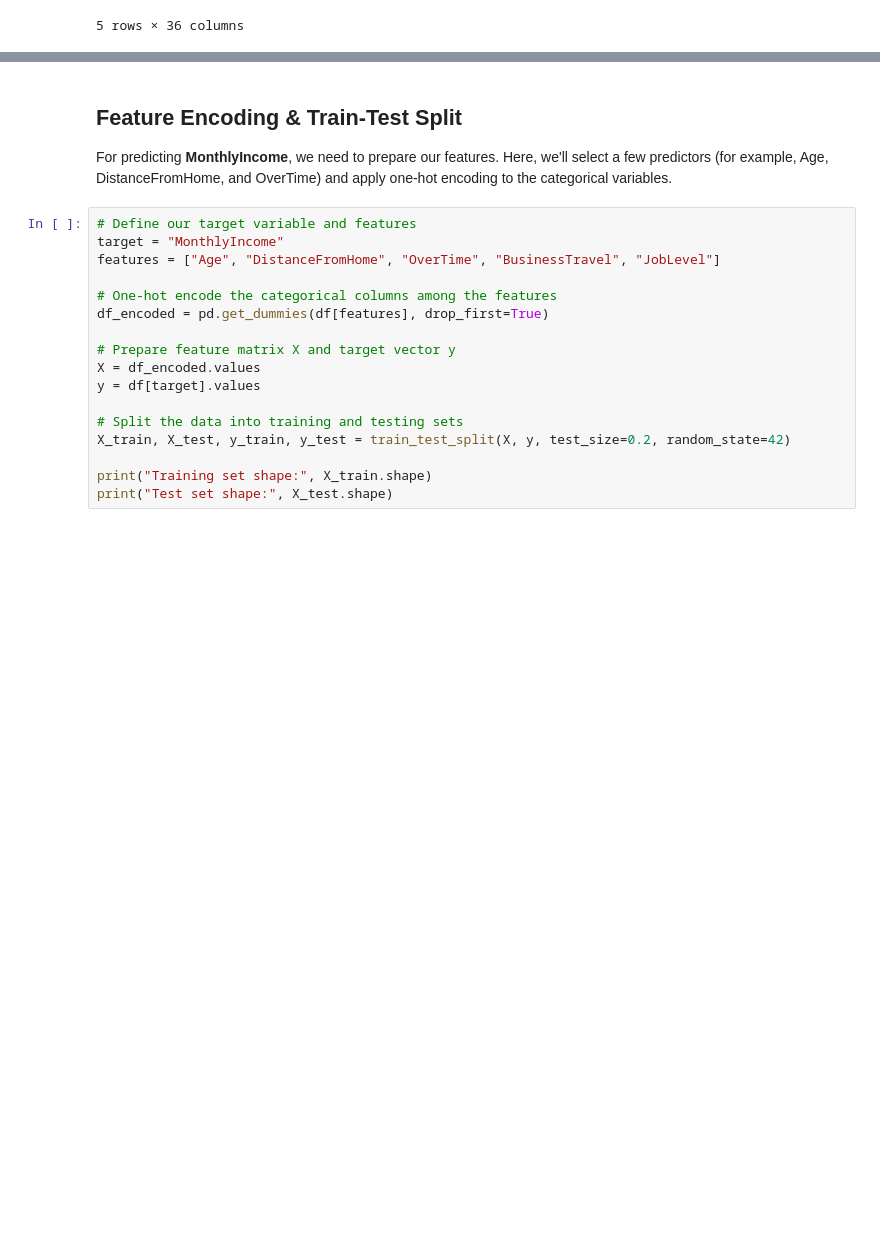
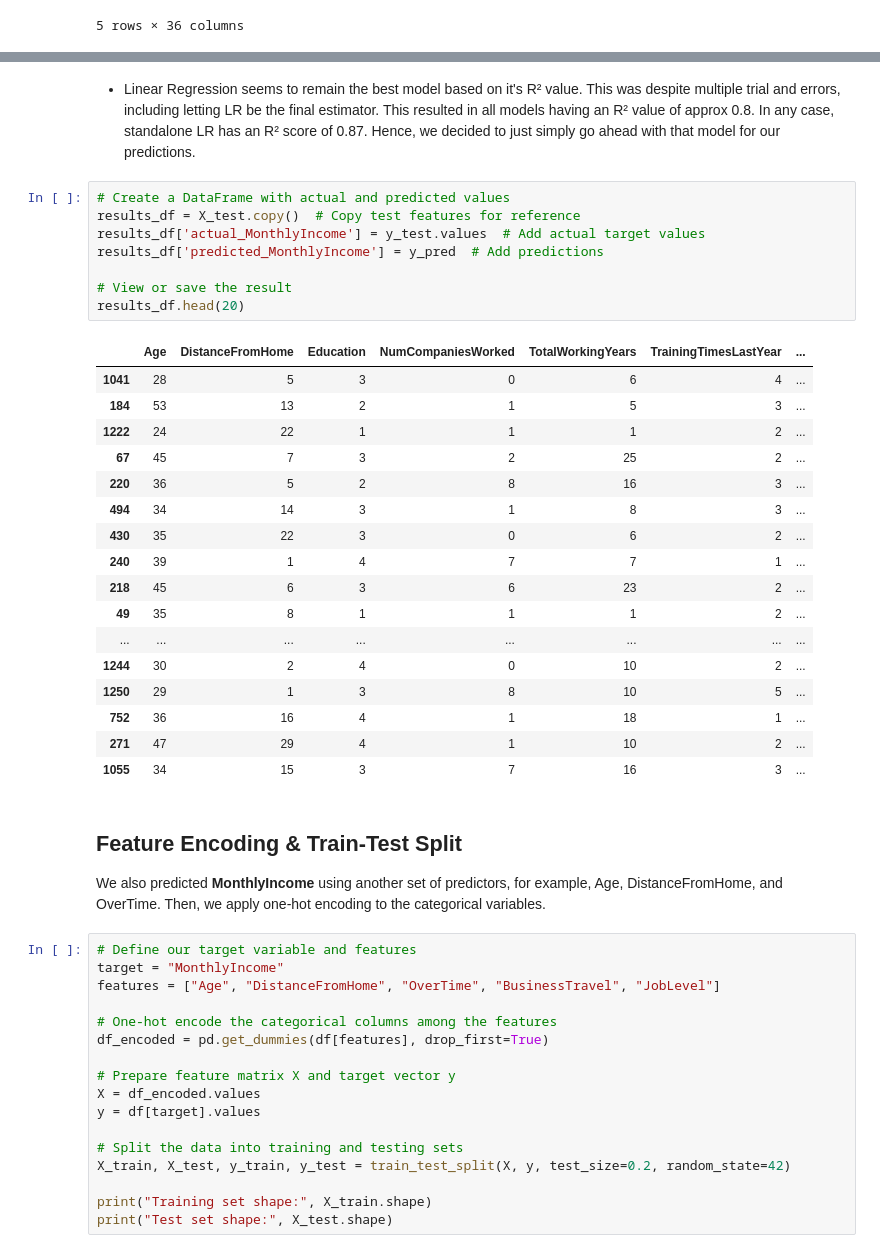
Before and after one commit to ZeInhumane/SC1015, a Jupyter notebook: 04_PredictSalary.ipynb, the cells around one changed output, grey strips where cells are left out. Saved outputs shown, nothing was run; the diff lists cells and outputs as text; blank space fills up the shorter version.

```diff
--- a/04_PredictSalary.ipynb
+++ b/04_PredictSalary.ipynb
@@ -44,7 +303,35 @@ DataFrame shape: (1470, 36)
+# %% [markdown]
+- Linear Regression seems to remain the best model based on it's R² value. This was despite multiple trial and errors, including letting LR be the final estimator. This resulted in all models having an R² value of approx 0.8. In any case, standalone LR has an R² score of 0.87. Hence, we decided to just simply go ahead with that model for our predictions.
+# %%
+# Create a DataFrame with actual and predicted values
+results_df = X_test.copy()  # Copy test features for reference
+results_df['actual_MonthlyIncome'] = y_test.values  # Add actual target values
+results_df['predicted_MonthlyIncome'] = y_pred  # Add predictions
+
+# View or save the result
+results_df.head(20)
+# %% [output]
+|  | Age | DistanceFromHome | Education | NumCompaniesWorked | TotalWorkingYears | TrainingTimesLastYear | ... |
+| 1041 | 28 | 5 | 3 | 0 | 6 | 4 | ... |
+| 184 | 53 | 13 | 2 | 1 | 5 | 3 | ... |
+| 1222 | 24 | 22 | 1 | 1 | 1 | 2 | ... |
+| 67 | 45 | 7 | 3 | 2 | 25 | 2 | ... |
+| 220 | 36 | 5 | 2 | 8 | 16 | 3 | ... |
+| 494 | 34 | 14 | 3 | 1 | 8 | 3 | ... |
+| 430 | 35 | 22 | 3 | 0 | 6 | 2 | ... |
+| 240 | 39 | 1 | 4 | 7 | 7 | 1 | ... |
+| 218 | 45 | 6 | 3 | 6 | 23 | 2 | ... |
+| 49 | 35 | 8 | 1 | 1 | 1 | 2 | ... |
+| ... | ... | ... | ... | ... | ... | ... | ... |
+| 1244 | 30 | 2 | 4 | 0 | 10 | 2 | ... |
+| 1250 | 29 | 1 | 3 | 8 | 10 | 5 | ... |
+| 752 | 36 | 16 | 4 | 1 | 18 | 1 | ... |
+| 271 | 47 | 29 | 4 | 1 | 10 | 2 | ... |
+| 1055 | 34 | 15 | 3 | 7 | 16 | 3 | ... |
 # %% [markdown]
 ## Feature Encoding & Train-Test Split
 
-For predicting **MonthlyIncome**, we need to prepare our features. Here, we'll select a few predictors (for example, Age, DistanceFromHome, and OverTime) and apply one-hot encoding to the categorical variables.
+We also predicted **MonthlyIncome** using another set of predictors, for example, Age, DistanceFromHome, and OverTime. Then, we  apply one-hot encoding to the categorical variables.
 # %%
 # Define our target variable and features
 target = "MonthlyIncome"
```
Also changed, not shown: parts of 9 cells of this notebook, 4 other files.
